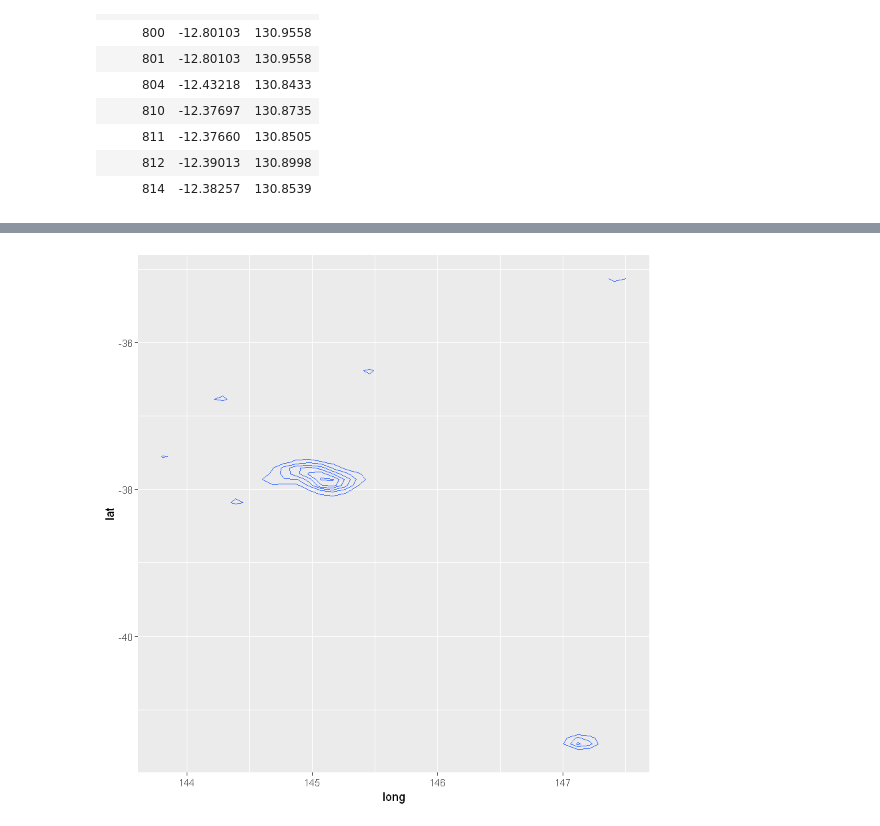
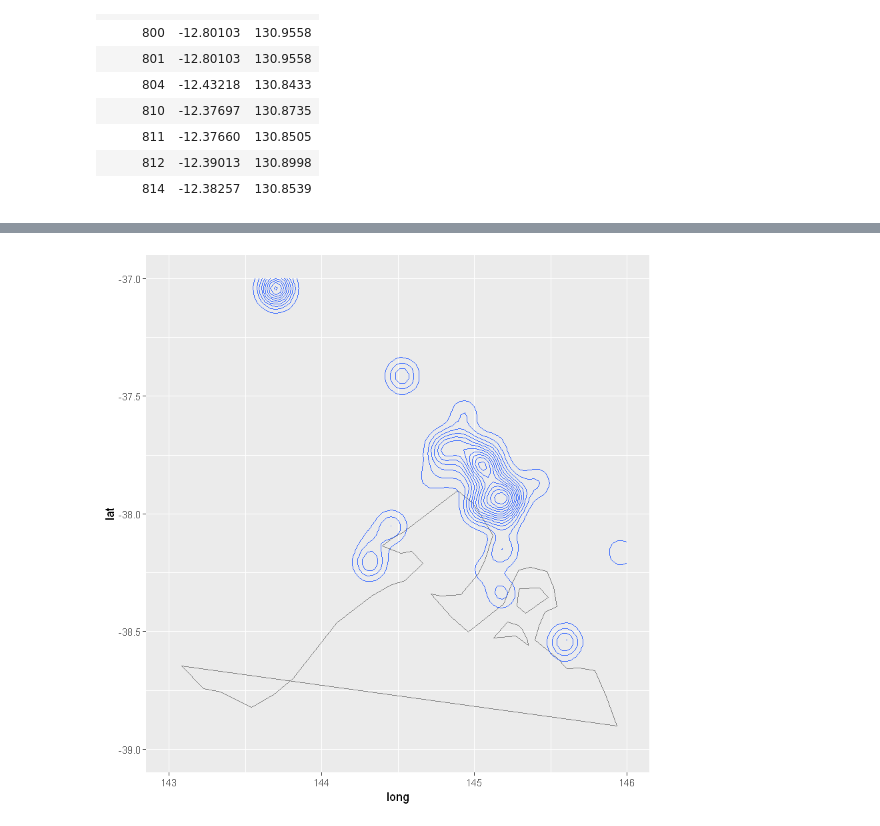
Before and after one commit to smstojanovic/iSel_MelbDatathon2017, a Jupyter notebook: R first look.ipynb, the cells around one changed output, grey strips where cells are left out. Saved outputs shown, nothing was run; the diff lists cells and outputs as text; code cells hidden in the pictures.

```diff
--- a/R first look.ipynb
+++ b/R first look.ipynb
@@ -135,6 +168,8 @@ sample_transactions %>%
                 summarise(lat = mean(lat),
                   long = mean(lon))
         , by='postcode') %>%
+    left_join(., ChronicIllness_LookUp, by = c('Drug_ID'='MasterProductID')) %>%
  filter( long > 140, long < 160, lat < -35 ) %>%
-ggplot(aes(long,lat)) + geom_density_2d()
+ filter( ChronicIllness == 'Diabetes') %>%
+ggplot(aes(long,lat)) + mapWorld + geom_density_2d() + xlim(143, 146) + ylim(-39,-37)
 # %% [output]
@@ -141 +178 @@ ggplot(aes(long,lat)) + geom_density_2d()
-[figure, old version]
+[figure, new version]
```
Also changed, not shown: parts of 8 cells of this notebook.
